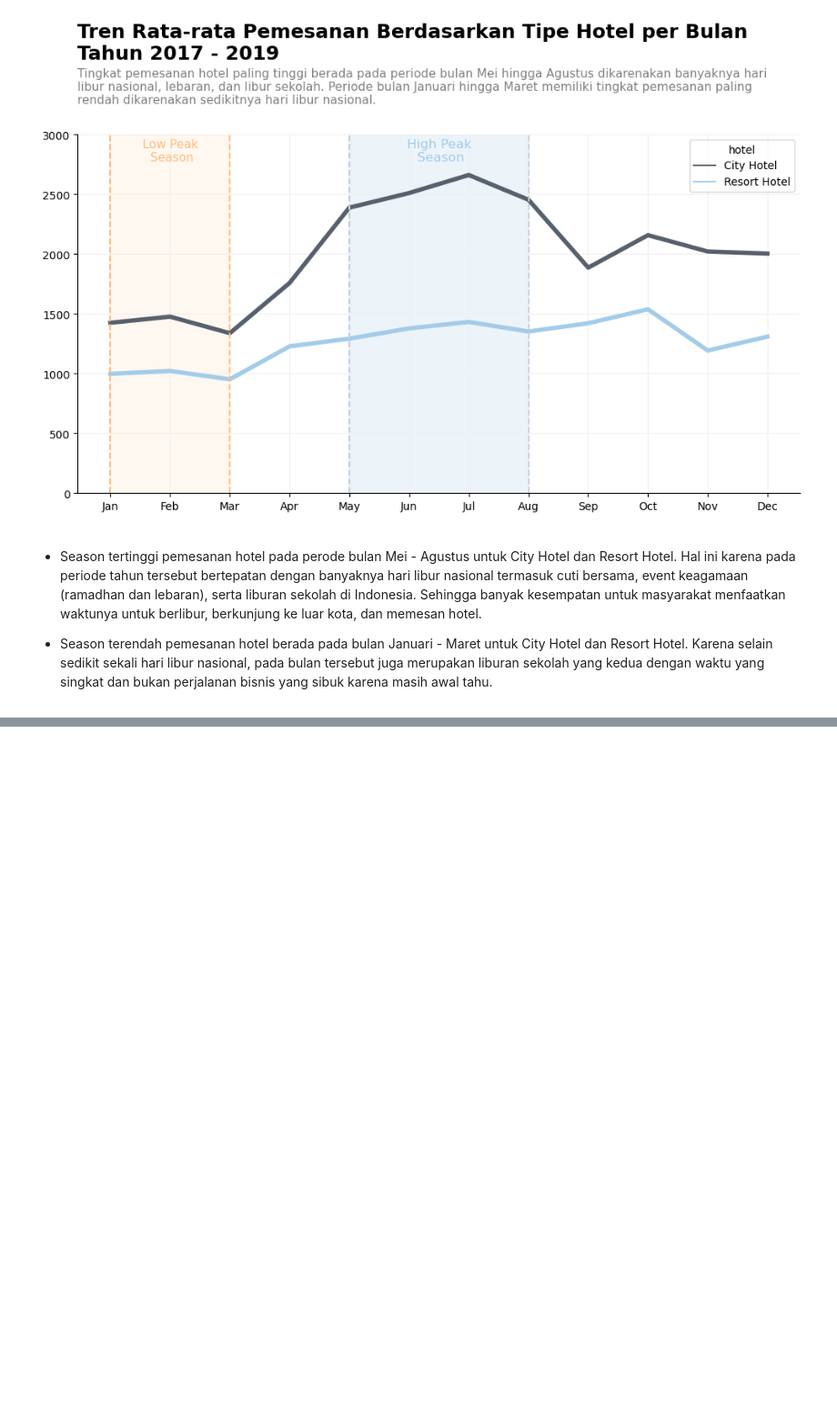
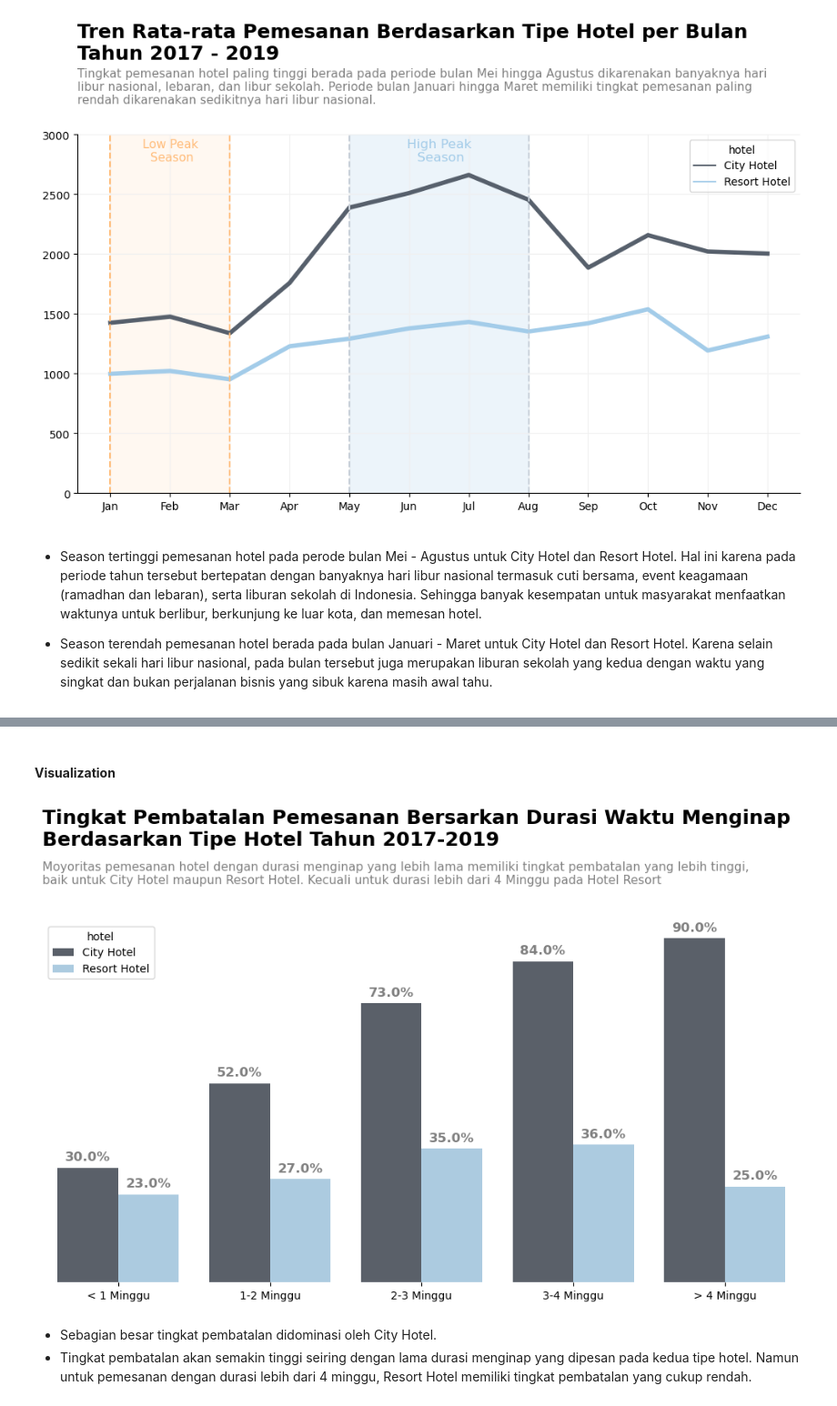
Before and after one commit to faizns/Investigate-Hotel-Business-using-Data-Visualization, a Jupyter notebook: Investigate_Hotel_Business.ipynb, the cells around one changed output, grey strips where cells are left out. Shown at 91% size. Cells and saved outputs as stored; diff of their text form; code cells hidden in the pictures; blank space fills up the shorter version.

```diff
--- a/Investigate_Hotel_Business.ipynb
+++ b/Investigate_Hotel_Business.ipynb
@@ -625,0 +728,5 @@ Text(5.5, 2780, 'High Peak\n Season')
+# %%
+# cancel rate based on totel type,duration
+cancel_rate = df_c.groupby(['hotel', 'total_stay_week']).agg({'is_canceled' : 'sum', 'arrival_date_day_of_month' : 'count'}).reset_index()
+cancel_rate['cancel_rate'] = 100*(cancel_rate['is_canceled'] / cancel_rate['arrival_date_day_of_month']).round(2)
+cancel_rate
@@ -625,0 +747,5 @@ Text(5.5, 2780, 'High Peak\n Season')
+# %%
+week = ['< 1 Minggu', '1-2 Minggu', '2-3 Minggu', '3-4 Minggu', '> 4 Minggu']
+cancel_rate['total_stay_week'] = pd.Categorical(cancel_rate['total_stay_week'], categories = week)
+cancel_rate = cancel_rate.sort_values('total_stay_week')
+cancel_rate
@@ -625,0 +764,39 @@ Text(5.5, 2780, 'High Peak\n Season')
+# %% [markdown]
+#### **Visualization**
+# %%
+# membuat visualisasi data
+
+plt.style.use('default')
+fig, ax = plt.subplots()
+fig.set_size_inches(12.5,6)
+
+# set border
+ax.spines["top"].set_visible(False)
+ax.spines["right"].set_visible(False)
+ax.spines["bottom"].set_visible(False)
+ax.spines["left"].set_visible(False)
+
+# plot
+ax = sns.barplot(x = cancel_rate['total_stay_week'], y = cancel_rate['cancel_rate'], hue=cancel_rate['hotel'], hue_order = ['City Hotel', 'Resort Hotel'], palette=['#57606c', '#a3cce9'])
+
+# mengatur label
+plt.tick_params(axis = 'y', which = 'both', left = False, right = False, labelleft = False)
+plt.ylabel('')
+plt.xlabel('')
+
+# menambahkan judul dan deskripsi
+plt.title('Tingkat Pembatalan Pemesanan Bersarkan Durasi Waktu Menginap \nBerdasarkan Tipe Hotel Tahun 2017-2019', fontsize=18, pad=70, loc='left',fontweight='bold')
+plt.text(y = 107, x = -0.5, s = 'Moyoritas pemesanan hotel dengan durasi menginap yang lebih lama memiliki tingkat pembatalan yang lebih tinggi, \nbaik untuk City Hotel maupun Resort Hotel. Kecuali untuk durasi lebih dari 4 Minggu pada Hotel Resort',
+         ha='left', va='center', color = 'grey', size=11)
+
+for a in ax.patches:
+    txt = np.round(a.get_height(), decimals=2)
+    anot = txt.astype('str')
+    ax.annotate(anot+'%', (a.get_x()+a.get_width()/2, a.get_height()),
+                ha='center', va='center', xytext=(0, 10),
+                textcoords='offset points', fontsize=12, color='grey', fontweight='bold' )
+# %% [output]
+[figure, added]
+# %% [markdown]
+- Sebagian besar tingkat pembatalan didominasi oleh City Hotel.
+- Tingkat pembatalan akan semakin tinggi seiring dengan lama durasi menginap yang dipesan pada kedua tipe hotel. Namun untuk pemesanan dengan durasi lebih dari 4 minggu, Resort Hotel memiliki tingkat pembatalan yang cukup rendah.
```
Also changed, not shown: parts of 24 cells of this notebook.
